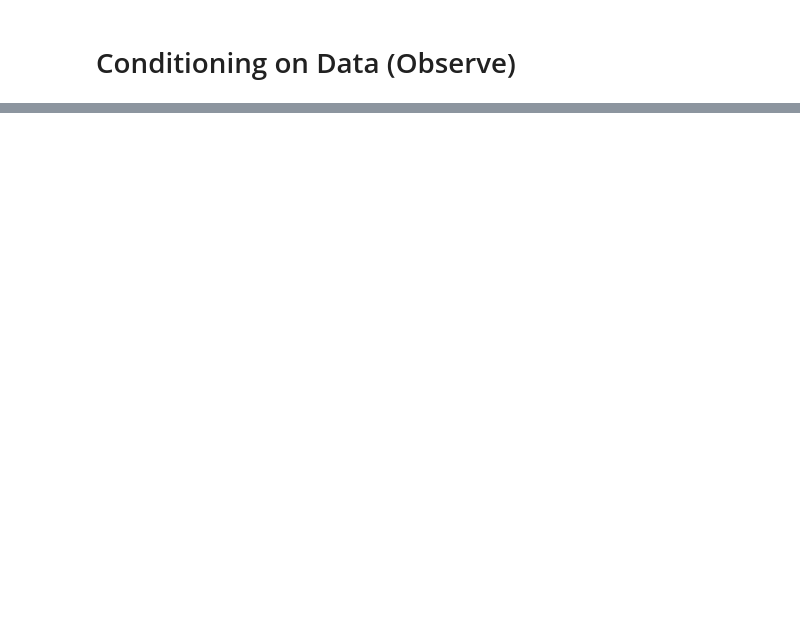
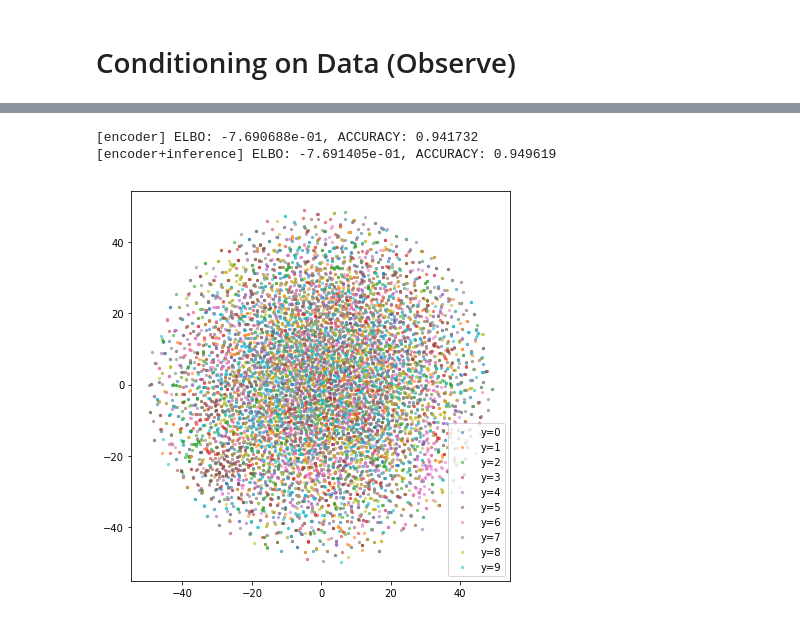
Before and after one commit to minhnhdo/probprog-presentation, a Jupyter notebook: Prob_torch.ipynb, the cells around one changed output, grey strips where cells are left out. Saved outputs shown, nothing was run; the diff lists cells and outputs as text; code cells hidden in the pictures; blank space fills up the shorter version.

Commit message:
add prob torch notebook

```diff
--- a/Prob_torch.ipynb
+++ b/Prob_torch.ipynb
@@ -521,0 +122,3 @@ Done!
+# %%
+q = probtorch.Trace()
+x = q.normal(loc = loc, scale = scale, value = .01, name = 'obs')
@@ -521,0 +390,10 @@ Done!
+# %%
+if RESTORE:
+    enc.load_state_dict(torch.load('%s/%s-%s-%s-enc.rar' % (WEIGHTS_PATH, MODEL_NAME, probtorch.__version__, torch.__version__)))
+    dec.load_state_dict(torch.load('%s/%s-%s-%s-dec.rar' % (WEIGHTS_PATH, MODEL_NAME, probtorch.__version__, torch.__version__)))
+# %%
+print('[encoder] ELBO: %e, ACCURACY: %f' % test(test_data, enc, dec, infer=False))
+print('[encoder+inference] ELBO: %e, ACCURACY: %f' % test(test_data, enc, dec, infer=True))
+# %% [output]
+[encoder] ELBO: -7.690688e-01, ACCURACY: 0.941732
+[encoder+inference] ELBO: -7.691405e-01, ACCURACY: 0.949619
@@ -521,0 +418,31 @@ Done!
+# %%
+# run TSNE when number of latent dims exceeds 2
+if NUM_STYLE > 2:
+    from sklearn.manifold import TSNE
+    zs2 = TSNE().fit_transform(zs)
+    zs2_mean = zs2.mean(0)
+    zs2_std = zs2.std(0)
+else:
+    zs2 = zs
+# %%
+import matplotlib.pyplot as plt
+%matplotlib inline
+
+# display a 2D plot of the digit classes in the latent space
+fig = plt.figure(figsize=(6,6))
+ax = plt.gca()
+
+colors = []
+for k in range(10):
+    m = (ys == k)
+    p = ax.scatter(zs2[m, 0], zs2[m, 1], label='y=%d' % k, alpha=0.5, s=5)
+    colors.append(p.get_facecolor())
+ax.legend()
+
+fig.tight_layout()
+#fig.savefig('images/%s-%02d-encodings.png' % (MODEL_NAME, NUM_STYLE), dpi=300)
+
+x_lim = ax.get_xlim()
+y_lim = ax.get_ylim()
+# %% [output]
+[figure, added]
```
Also changed, not shown: parts of 56 cells of this notebook.
